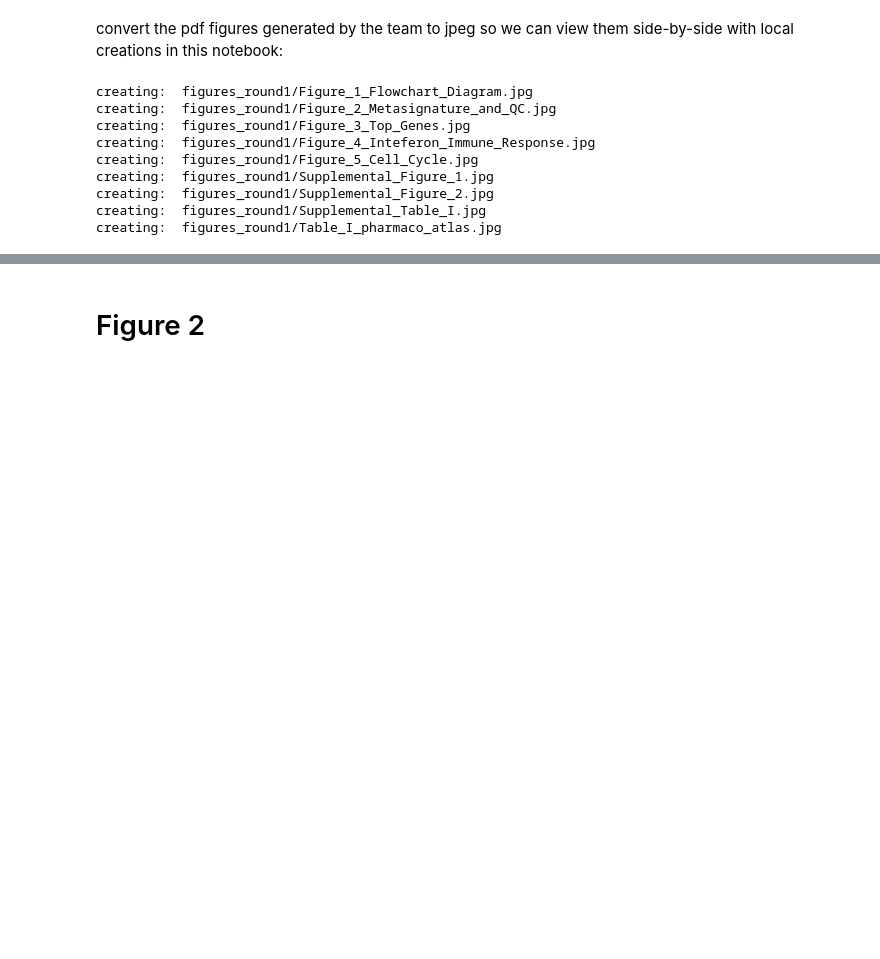
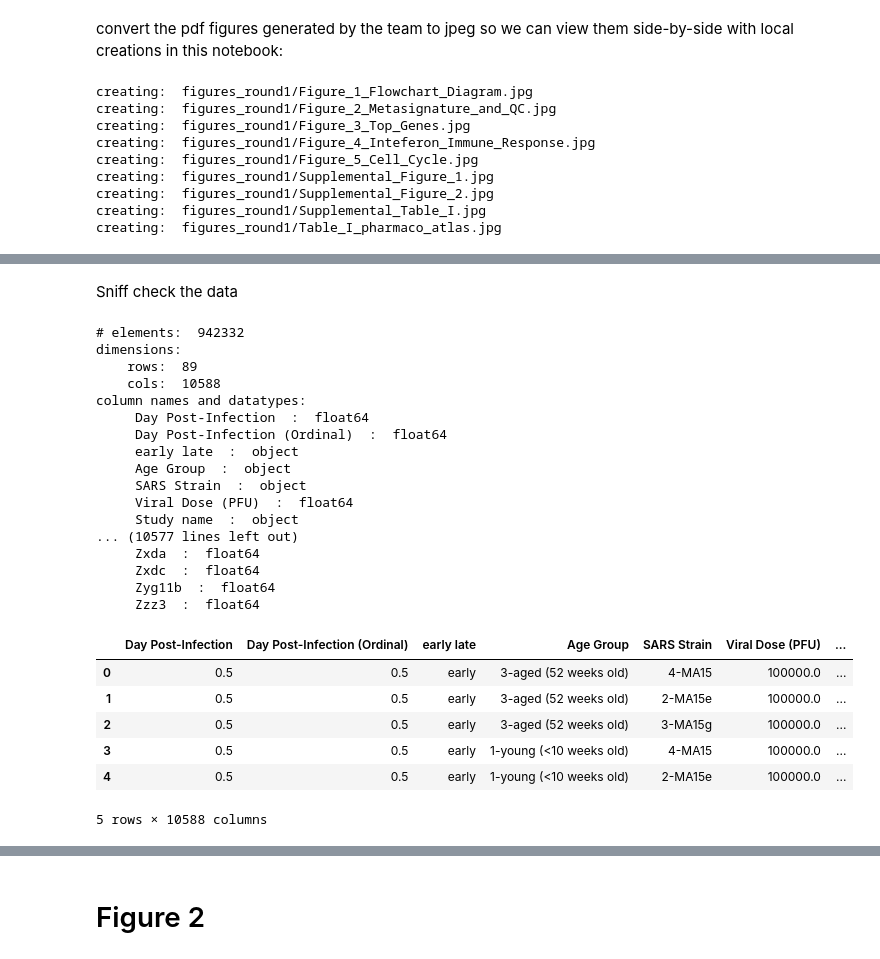
Before and after one commit to Mark-A-Taylor/Coronavirus_Portal, a Jupyter notebook: jupyter/CovidWizardsFigures.ipynb, the cells around one changed output, grey strips where cells are left out. Drawn from its saved outputs; the diff is of its cells as text; code cells hidden in the pictures; blank space fills up the shorter version.

Commit message:
initial tweaks

```diff
--- a/jupyter/CovidWizardsFigures.ipynb
+++ b/jupyter/CovidWizardsFigures.ipynb
@@ -78,3 +88,6 @@ open the dataset and copy it to a working panda frame
 # %%
-data_file_path = "
-pandas.read_csv(filename, sep='\t', lineterminator='\r')
+my_file_path = "../data_round2/"
+my_file_name = "SARS_CoV_Round3BV2_74_Biosets_wZero_Time_Point.txt"
+# my_file_name = "test.txt"
+my_path_name = my_file_path + my_file_name
+df = pd.read_csv(my_path_name, sep='\t', lineterminator='\n')
@@ -82,0 +94,38 @@ SyntaxError: EOL while scanning string literal (<ipython-input-4-1d7fb39b9fe1>,
+# %% [markdown]
+Sniff check the data
+# %%
+# initial exploration of the the NPX data
+print("# elements: ",df.size)
+print("dimensions: ")
+print("    rows: ", df.shape[0])
+print("    cols: ", df.shape[1])
+print("column names and datatypes: ")
+for index, value in df.dtypes.items():
+  print("    ", index, " : ", value)
+df.head()
+# SLOW: df.describe()
+# %% [output]
+# elements:  942332
+dimensions:
+    rows:  89
+    cols:  10588
+column names and datatypes:
+     Day Post-Infection  :  float64
+     Day Post-Infection (Ordinal)  :  float64
+     early late  :  object
+     Age Group  :  object
+     SARS Strain  :  object
+     Viral Dose (PFU)  :  float64
+     Study name  :  object
+... (10577 lines left out)
+     Zxda  :  float64
+     Zxdc  :  float64
+     Zyg11b  :  float64
+     Zzz3  :  float64
+|  | Day Post-Infection | Day Post-Infection (Ordinal) | early late | Age Group | SARS Strain | Viral Dose (PFU) | ... |
+| 0 | 0.5 | 0.5 | early | 3-aged (52 weeks old) | 4-MA15 | 100000.0 | ... |
+| 1 | 0.5 | 0.5 | early | 3-aged (52 weeks old) | 2-MA15e | 100000.0 | ... |
+| 2 | 0.5 | 0.5 | early | 3-aged (52 weeks old) | 3-MA15g | 100000.0 | ... |
+| 3 | 0.5 | 0.5 | early | 1-young (<10 weeks old) | 4-MA15 | 100000.0 | ... |
+| 4 | 0.5 | 0.5 | early | 1-young (<10 weeks old) | 2-MA15e | 100000.0 | ... |
+5 rows × 10588 columns
```
Also changed, not shown: parts of 6 cells of this notebook.
